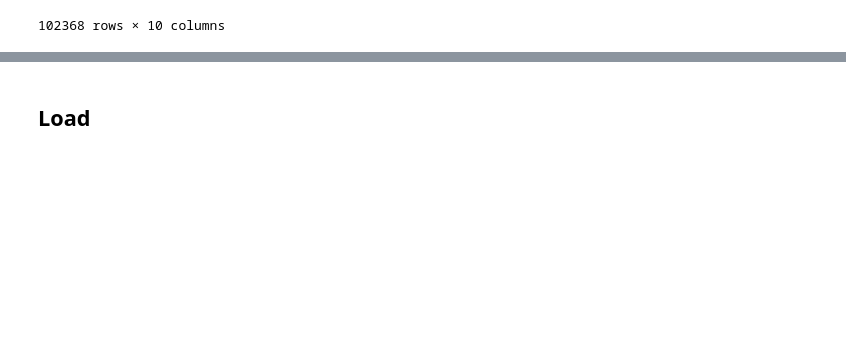
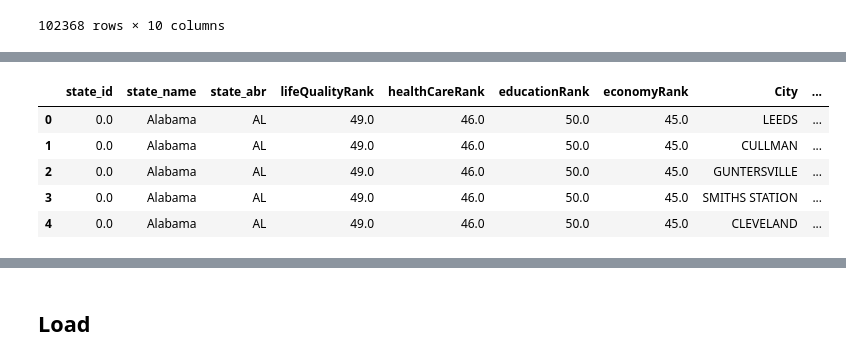
Before and after one commit to rwashington1159/ETL-US_Quality_of_live_by_State_Database, a Jupyter notebook: Jessica_Notebook.ipynb, the cells around one changed output, grey strips where cells are left out. Saved outputs shown, nothing was run; the diff lists cells and outputs as text; code cells hidden in the pictures; blank space fills up the shorter version.

```diff
--- a/Jessica_Notebook.ipynb
+++ b/Jessica_Notebook.ipynb
@@ -117,3 +177,15 @@ clean_schools_df.head()
 | 2 | ME | BRUNSWICK | HARRIET BEECHER STOWE ELEMENTARY | 44 MCKEEN STREET | 4011 | -69.971880 | 43.908147 | 2303780 | 02 | 05 |
 | 3 | MS | CARTHAGE | LEAKE CENTRAL ELEMENTARY SCHOOL | 603 HWY. 16 WEST | 39051 | -89.542799 | 32.728496 | 2802520 | PK | 05 |
 | 4 | MO | KEARNEY | KEARNEY ELEM. | 902 S JEFFERSON | 64060 | -94.361775 | 39.364359 | 2916450 | KG | 05 |
+# %%
+# Merge table for state_id
+
+public_schools_merge = pd.merge(left=state_df, right=clean_schools_df, how='right', left_on='state_abr', right_on='state_abr')
+public_schools_merge.head()
+# %% [output]
+|  | state_id | state_name | state_abr | lifeQualityRank | healthCareRank | educationRank | economyRank | City | ... |
+| 0 | 0.0 | Alabama | AL | 49.0 | 46.0 | 50.0 | 45.0 | LEEDS | ... |
+| 1 | 0.0 | Alabama | AL | 49.0 | 46.0 | 50.0 | 45.0 | CULLMAN | ... |
+| 2 | 0.0 | Alabama | AL | 49.0 | 46.0 | 50.0 | 45.0 | GUNTERSVILLE | ... |
+| 3 | 0.0 | Alabama | AL | 49.0 | 46.0 | 50.0 | 45.0 | SMITHS STATION | ... |
+| 4 | 0.0 | Alabama | AL | 49.0 | 46.0 | 50.0 | 45.0 | CLEVELAND | ... |
```
Also changed, not shown: parts of 30 cells of this notebook, 4 other files.
